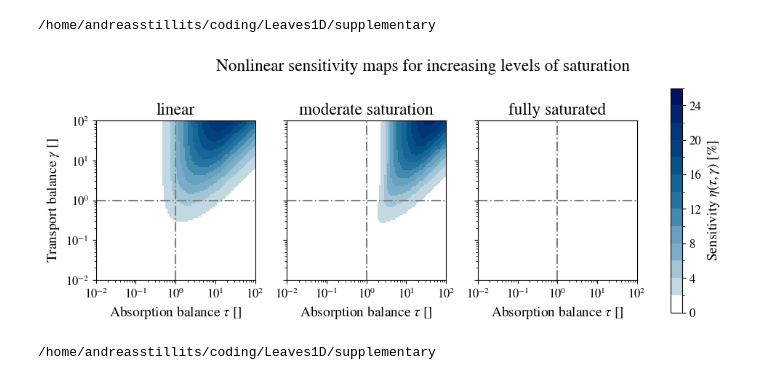
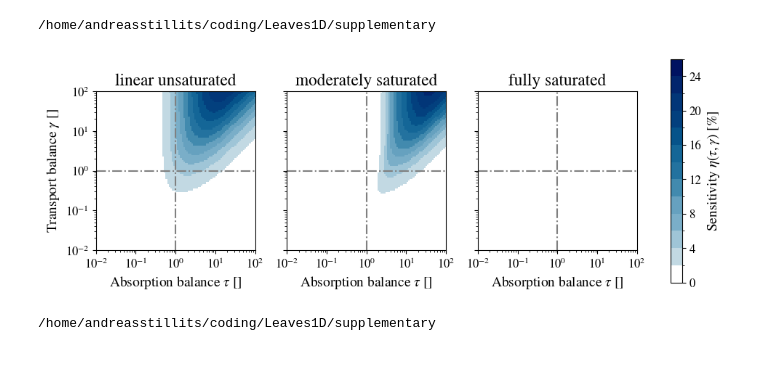
Before and after one commit to andreas-stillits/CarbonFixationModel1D, a Jupyter notebook: supplementary/notebooks/sensitivity.ipynb, the cells around one changed output. Drawn from its saved outputs; the diff is of its cells as text; code cells hidden in the pictures.

```diff
--- a/supplementary/notebooks/sensitivity.ipynb
+++ b/supplementary/notebooks/sensitivity.ipynb
@@ -4,36 +4,36 @@ from codebase.utils.plotfunctions import plot_sensitivity_map
 import matplotlib.pyplot as plt
 
 
 def create_nonlinear_sensitivity_figure(
     filename: str = "figures/nonlinear_sensitivity.svg",
 ) -> None:
     """Create the nonlinear sensitivity figure"""
     mus = ["0.00", "8.00", "Inf"]
     basepath = "files/nonlinear_sensitivities/sensitivities_mu"
-    titles = ["linear", "moderate saturation", "fully saturated"]
+    titles = ["linear unsaturated", "moderately saturated", "fully saturated"]
 
     paths = [basepath + mu +"_.txt" for mu in mus]
 
     _, axs = plt.subplots(1, 3, figsize=(12, 4), sharey=True)
     axs = axs.flatten()
     for ax, path, mu, title in zip(axs, paths, mus, titles):
         im = plot_sensitivity_map(path, ax=ax)
         ax.set_title(title)
         ax.set_xlabel(r"Absorption balance $\tau$ []")
     axs[0].set_ylabel(r"Transport balance $\gamma$ []")
     # put a colorbar to the right
     cbar = plt.colorbar(im, ax=axs, orientation="vertical")
     cbar.set_label(r"Sensitivity $\eta(\tau, \gamma)$ [%]")
-    plt.suptitle("Nonlinear sensitivity maps for increasing levels of saturation")
+    # plt.suptitle("Nonlinear sensitivity maps for increasing levels of saturation")
     plt.savefig(filename)
     plt.savefig(filename.replace(".svg", ".jpg"), dpi=900)
     plt.show()
 
 
 create_nonlinear_sensitivity_figure()
 # %% [output]
 /home/andreasstillits/coding/Leaves1D/supplementary
-[figure, old version]
+[figure, new version]
 # %%
 %cd /home/andreasstillits/coding/Leaves1D/supplementary
 from codebase.utils.plotfunctions import plot_sensitivity_map
```
Also changed, not shown: 2 other files.
